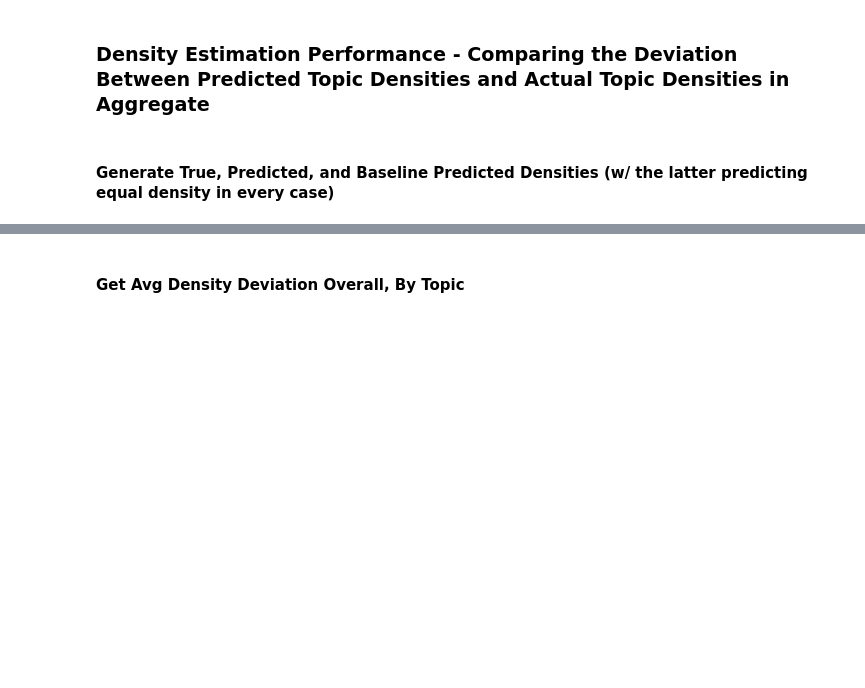
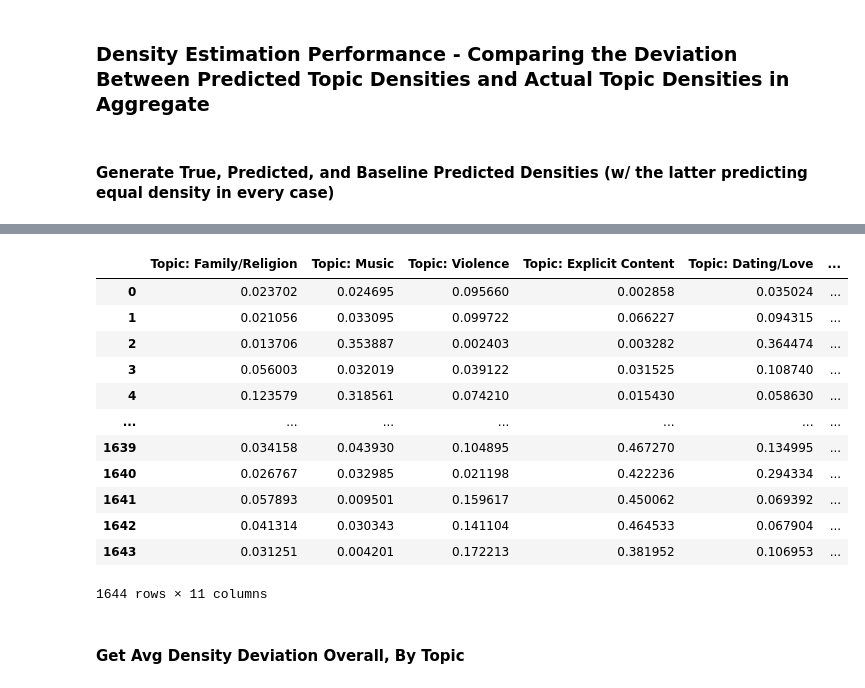
Before and after one commit to amitg3-ucb/nlp_music_recommendation, a Jupyter notebook: Tools for Analyzing Neural Networks and Model Performance, Analyzing Datasets.ipynb, the cells around one changed output, grey strips where cells are left out. Cells and saved outputs as stored; diff of their text form; code cells hidden in the pictures; blank space fills up the shorter version.

```diff
--- a/Tools for Analyzing Neural Networks and Model Performance, Analyzing Datasets.ipynb
+++ b/Tools for Analyzing Neural Networks and Model Performance, Analyzing Datasets.ipynb
@@ -51,0 +49,2 @@ To enable them in other operations, rebuild TensorFlow with the appropriate comp
+# %%
+[x for x in pickle.load(open('Topic_Density_Classification/Train_Test_Data/train.pkl','rb')).columns if 'Topic' in x]
@@ -244,5 +271,16 @@ sns.heatmap(full_performance,annot=full_performance)
 # %% [markdown]
 #### Generate True, Predicted, and Baseline Predicted Densities (w/ the latter predicting equal density in every case)
 # %%
-true_density = pickle.load(open('Topic_Density_Classification/Train_Test_Data/test.pkl','rb'))[[x for x in pickle.load(open('Topic_Density_Classification/Train_Test_Data/train.pkl','rb')).columns if 'Topic' in x]]
-true_density
+test = pickle.load(open('Topic_Density_Classification/Train_Test_Data/test.pkl','rb'))[['Lyrics','Topic: Family/Religion', 'Topic: Music', 'Topic: Violence',
+       'Topic: Explicit Content', 'Topic: Dating/Love', 'Topic: Emotion',
+       'Topic: Travel/World', 'Topic: Time', 'Topic: Sensory Perception',
+       'Topic: Energize Audience', 'Topic: Other']].iloc[1736:]
+test.columns = ['Lyrics','Topic: Family/Religion', 'Topic: Music', 'Topic: Violence',
+       'Topic: Explicit Content', 'Topic: Dating/Love', 'Topic: Emotion',
+       'Topic: Travel/Money', 'Topic: Time', 'Topic: Sensory Perception',
+       'Topic: Energize Audience', 'Topic: Other']
+test['Lyrics_lower'] = test['Lyrics'].apply(lambda x: ' '.join(x.split(' Lyrics')[1:]).lower())
+test_bool = test['Lyrics_lower'].apply(lambda x:True if len(str(x).split()) <= 1000 else False)
+test = test[test_bool]
+true_density = test.iloc[:,1:-1]
+true_density.index = np.arange(len(true_density))
@@ -263 +303,19 @@ true_density
+# %%
+predicted_density = pickle.load(open('Topic_Density_Classification/topic_density_WAN_test.pkl','rb'))
+# %%
+predicted_density
+# %% [output]
+|  | Topic: Family/Religion | Topic: Music | Topic: Violence | Topic: Explicit Content | Topic: Dating/Love | ... |
+| 0 | 0.023702 | 0.024695 | 0.095660 | 0.002858 | 0.035024 | ... |
+| 1 | 0.021056 | 0.033095 | 0.099722 | 0.066227 | 0.094315 | ... |
+| 2 | 0.013706 | 0.353887 | 0.002403 | 0.003282 | 0.364474 | ... |
+| 3 | 0.056003 | 0.032019 | 0.039122 | 0.031525 | 0.108740 | ... |
+| 4 | 0.123579 | 0.318561 | 0.074210 | 0.015430 | 0.058630 | ... |
+| ... | ... | ... | ... | ... | ... | ... |
+| 1639 | 0.034158 | 0.043930 | 0.104895 | 0.467270 | 0.134995 | ... |
+| 1640 | 0.026767 | 0.032985 | 0.021198 | 0.422236 | 0.294334 | ... |
+| 1641 | 0.057893 | 0.009501 | 0.159617 | 0.450062 | 0.069392 | ... |
+| 1642 | 0.041314 | 0.030343 | 0.141104 | 0.464533 | 0.067904 | ... |
+| 1643 | 0.031251 | 0.004201 | 0.172213 | 0.381952 | 0.106953 | ... |
+1644 rows × 11 columns
 # %%
```
Also changed, not shown: parts of 12 cells of this notebook, 7 other files.
